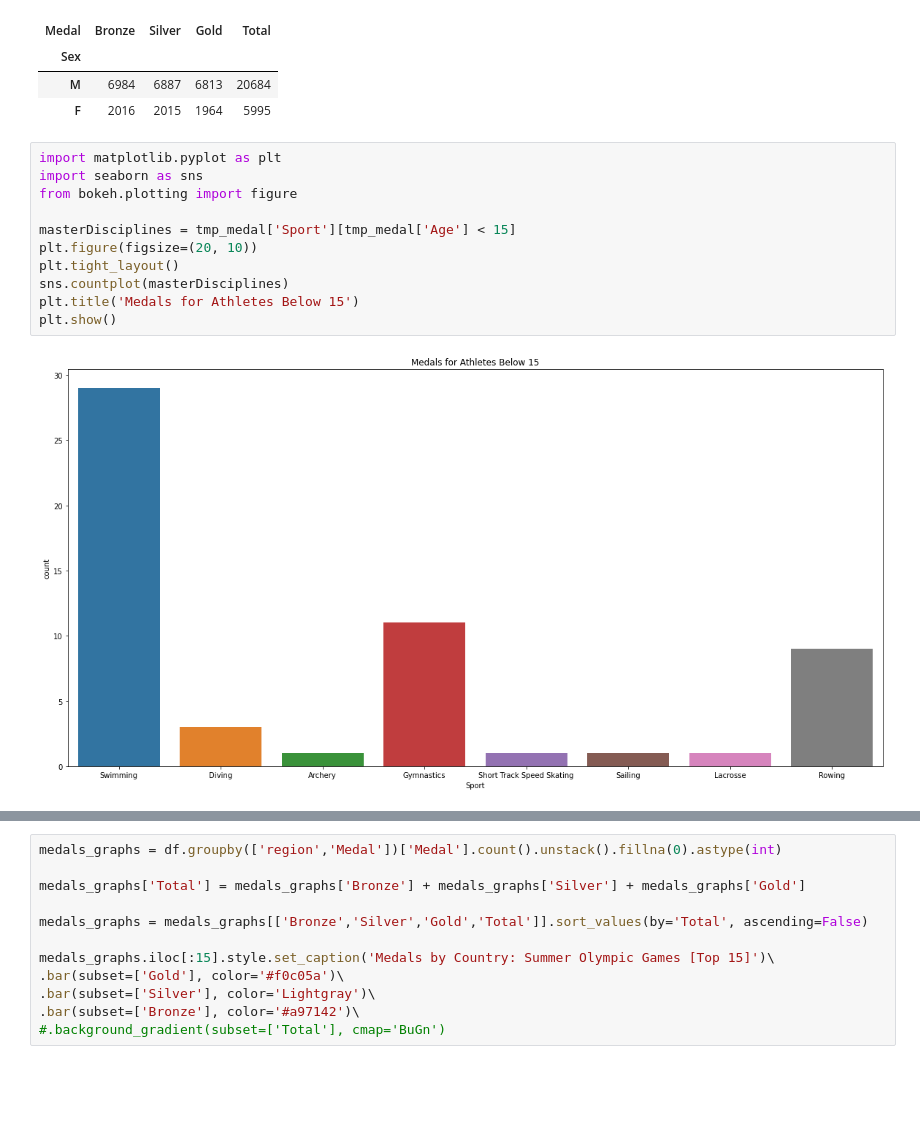
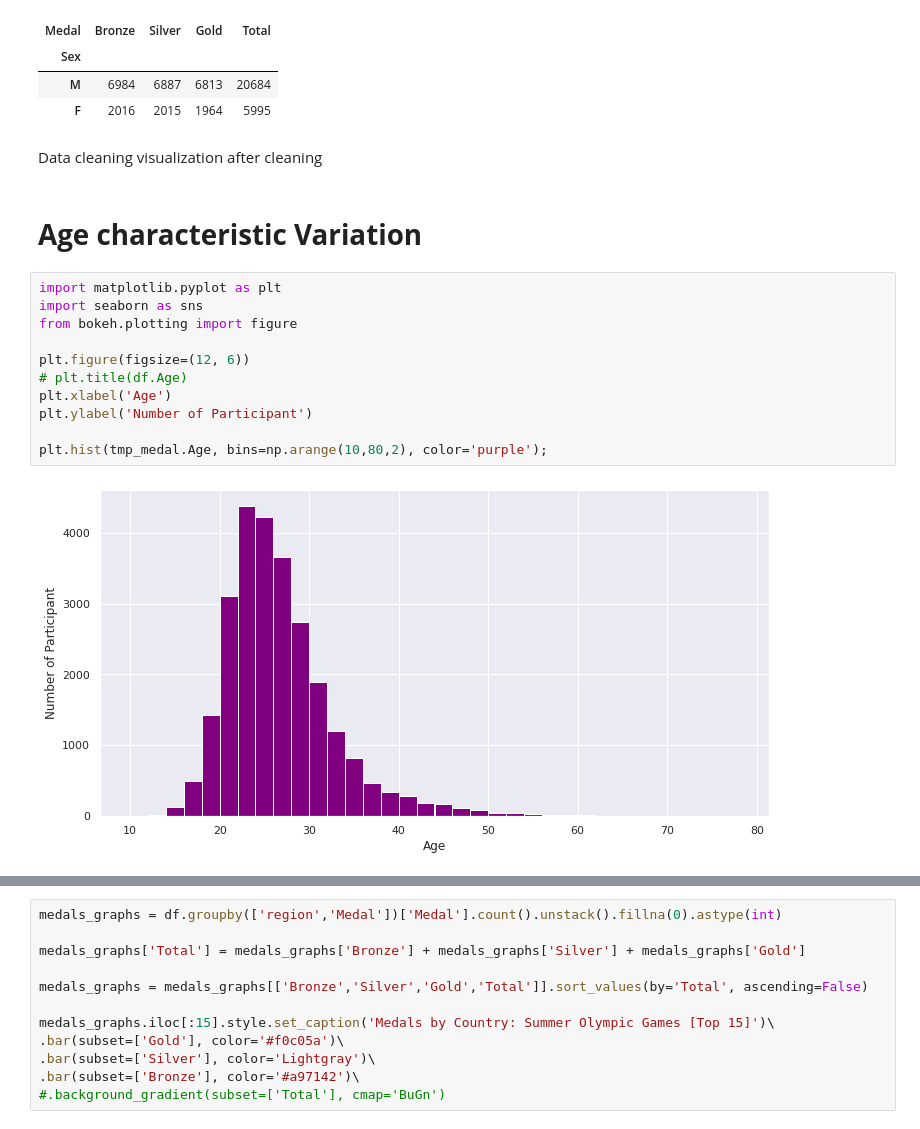
Before and after one commit to Nourankh20/Data-Visualization, a Jupyter notebook: Visualization.ipynb, the cells around one changed output, grey strips where cells are left out. Cells and saved outputs as stored; diff of their text form; blank space fills up the shorter version.

```diff
--- a/Visualization.ipynb
+++ b/Visualization.ipynb
@@ -465,16 +465,21 @@ total_medals
 | Sex |  |  |  |  |
 | M | 6984 | 6887 | 6813 | 20684 |
 | F | 2016 | 2015 | 1964 | 5995 |
+# %% [markdown]
+Data cleaning visualization after cleaning
+# %% [markdown]
+
+# **Age characteristic Variation**
 # %%
 import matplotlib.pyplot as plt
 import seaborn as sns
 from bokeh.plotting import figure
 
-masterDisciplines = tmp_medal['Sport'][tmp_medal['Age'] < 15]
-plt.figure(figsize=(20, 10))
-plt.tight_layout()
-sns.countplot(masterDisciplines)
-plt.title('Medals for Athletes Below 15')
-plt.show()
+plt.figure(figsize=(12, 6))
+# plt.title(df.Age)
+plt.xlabel('Age')
+plt.ylabel('Number of Participant')
+
+plt.hist(tmp_medal.Age, bins=np.arange(10,80,2), color='purple');
 # %% [output]
-[figure, old version]
+[figure, new version]
```
Also changed, not shown: parts of 20 cells of this notebook.
